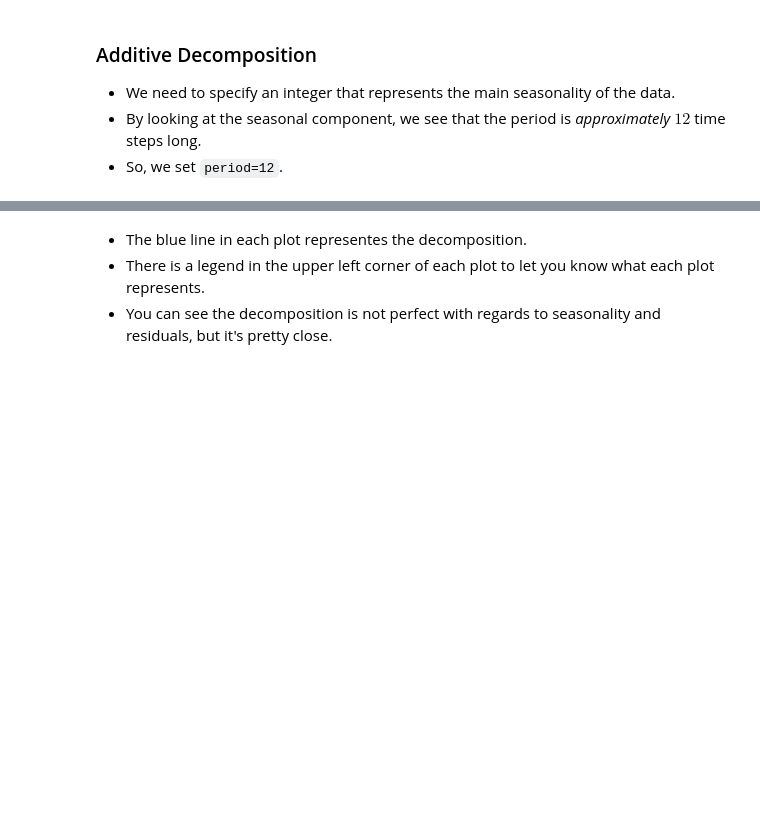
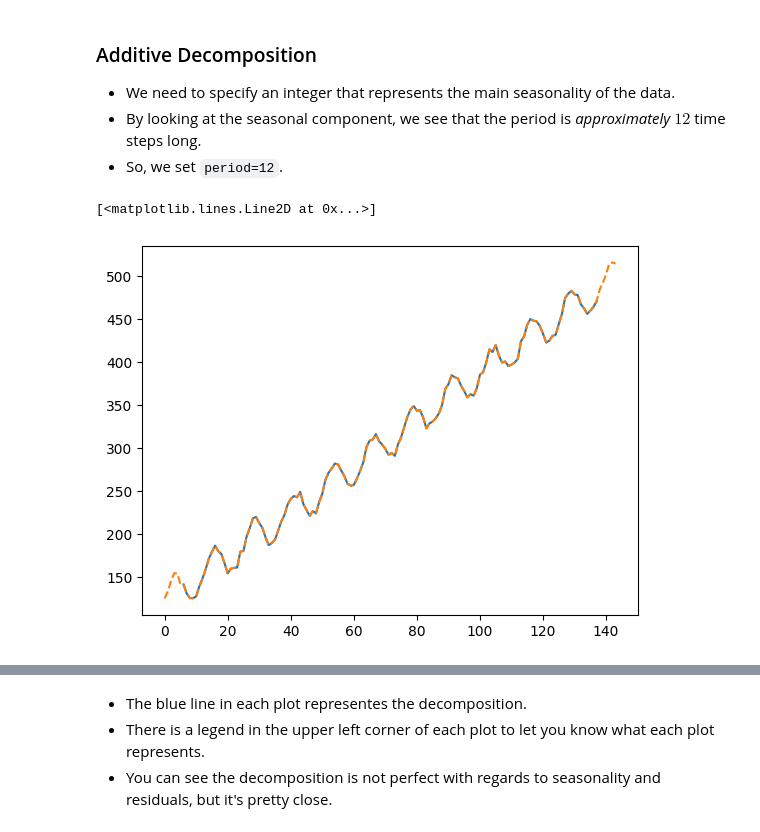
Before and after one commit to nsydn/time-series-analysis-and-forecasting, a Jupyter notebook: notebooks/01/introduction_to_time_series_NSA.ipynb, the cells around one changed output, grey strips where cells are left out. Drawn from its saved outputs; the diff is of its cells as text; code cells hidden in the pictures; blank space fills up the shorter version.

```diff
--- a/notebooks/01/introduction_to_time_series_NSA.ipynb
+++ b/notebooks/01/introduction_to_time_series_NSA.ipynb
@@ -139,4 +139,4 @@ Time series analysis is applied in many real world applications, including
 - Let's create a trend from scratch to understand how it looks like.
 # %%
 time = np.arange(144)
-trend = time * 2.65 +100
+trend = 100 + 2.65 * time
@@ -309,3 +308,9 @@ plt.legend();
 - So, we set `period=12`.
 # %%
 additive_decomposition = seasonal_decompose(x=additive, model='additive', period=12)
+# %%
+plt.plot(additive_decomposition.trend+additive_decomposition.seasonal+additive_decomposition.resid)
+plt.plot(additive,'--')
+# %% [output]
+[<matplotlib.lines.Line2D at 0x...>]
+[figure, added]
```
Also changed, not shown: parts of 10 cells of this notebook.
